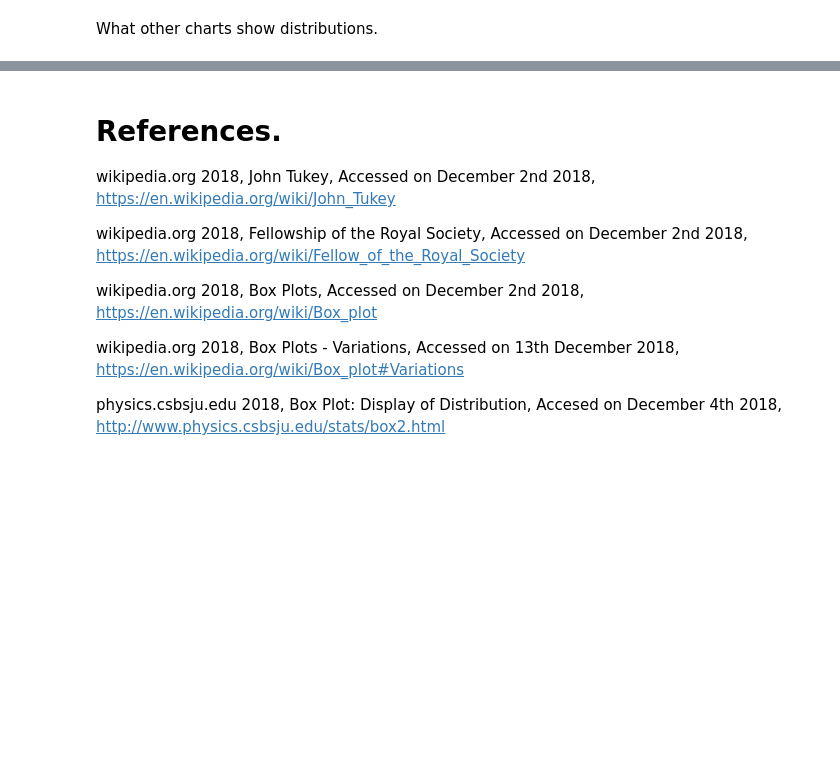
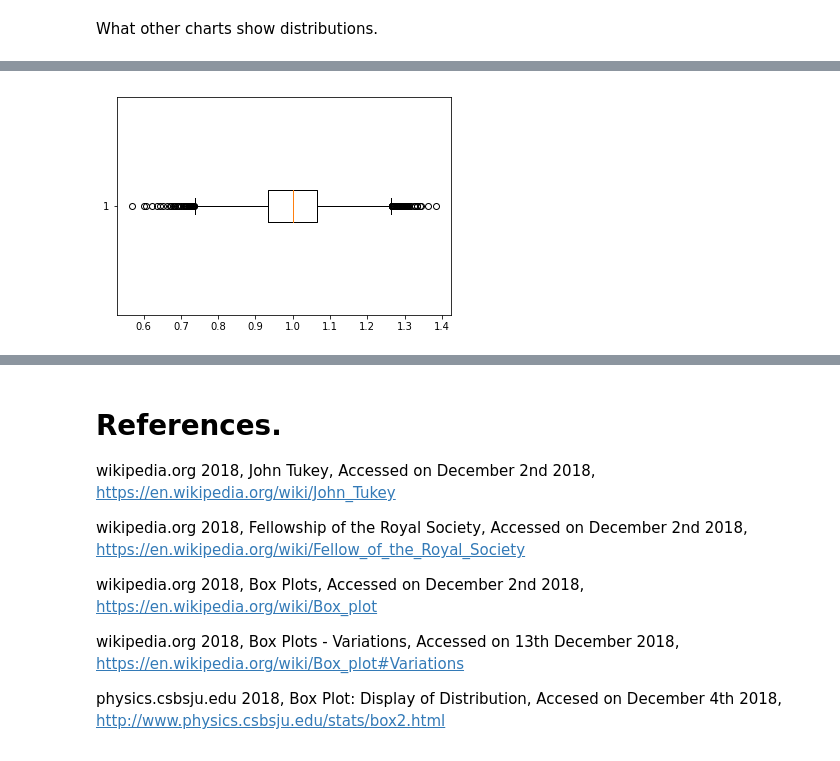
Before and after one commit to Wayne742/Fundamentals-Project-S2-2018, a Jupyter notebook: Fundamentals of Data Analysis Project 2018.ipynb, the cells around one changed output, grey strips where cells are left out. Saved outputs shown, nothing was run; the diff lists cells and outputs as text; code cells hidden in the pictures; blank space fills up the shorter version.

```diff
--- a/Fundamentals of Data Analysis Project 2018.ipynb
+++ b/Fundamentals of Data Analysis Project 2018.ipynb
@@ -211,0 +222,5 @@ any draw backs of using a boxplot?
+# %%
+plt.boxplot(t, vert=False)
+plt.show()
+# %% [output]
+[figure, added]
```
Also changed, not shown: parts of 15 cells of this notebook.
